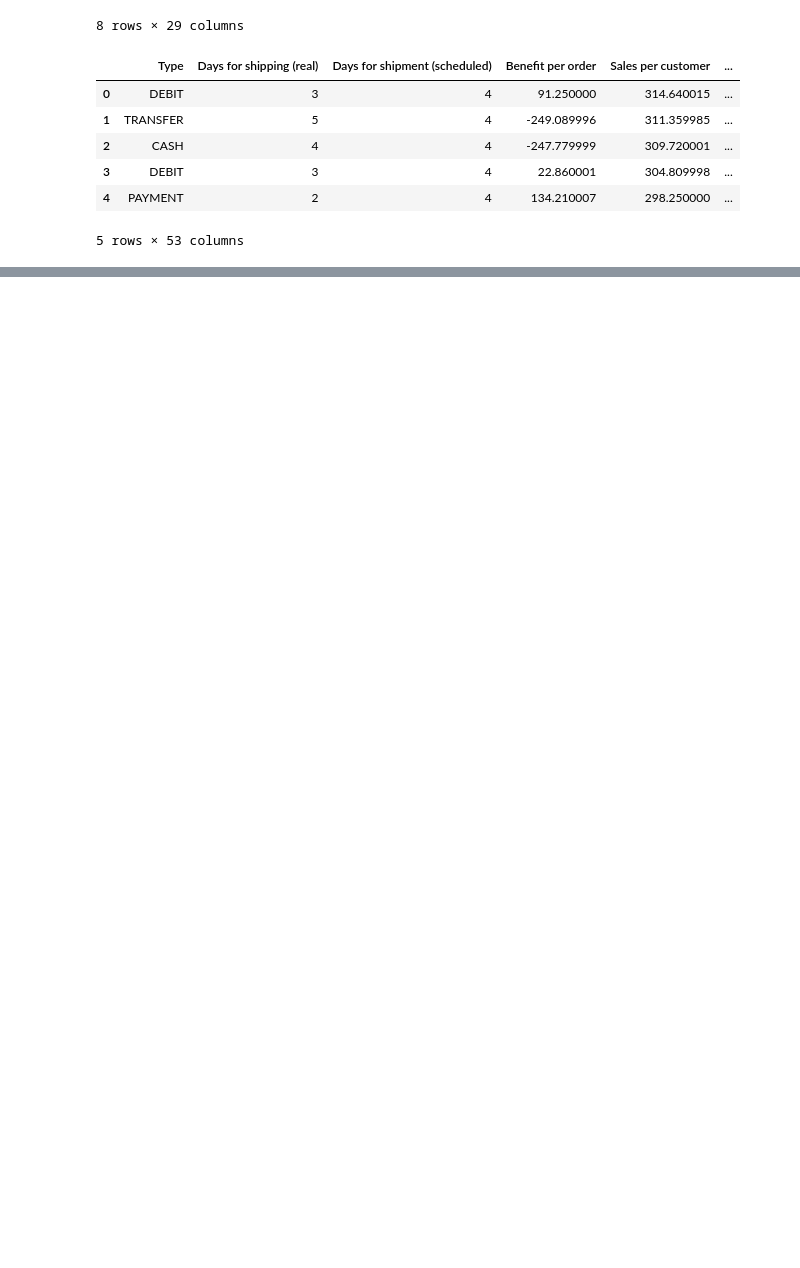
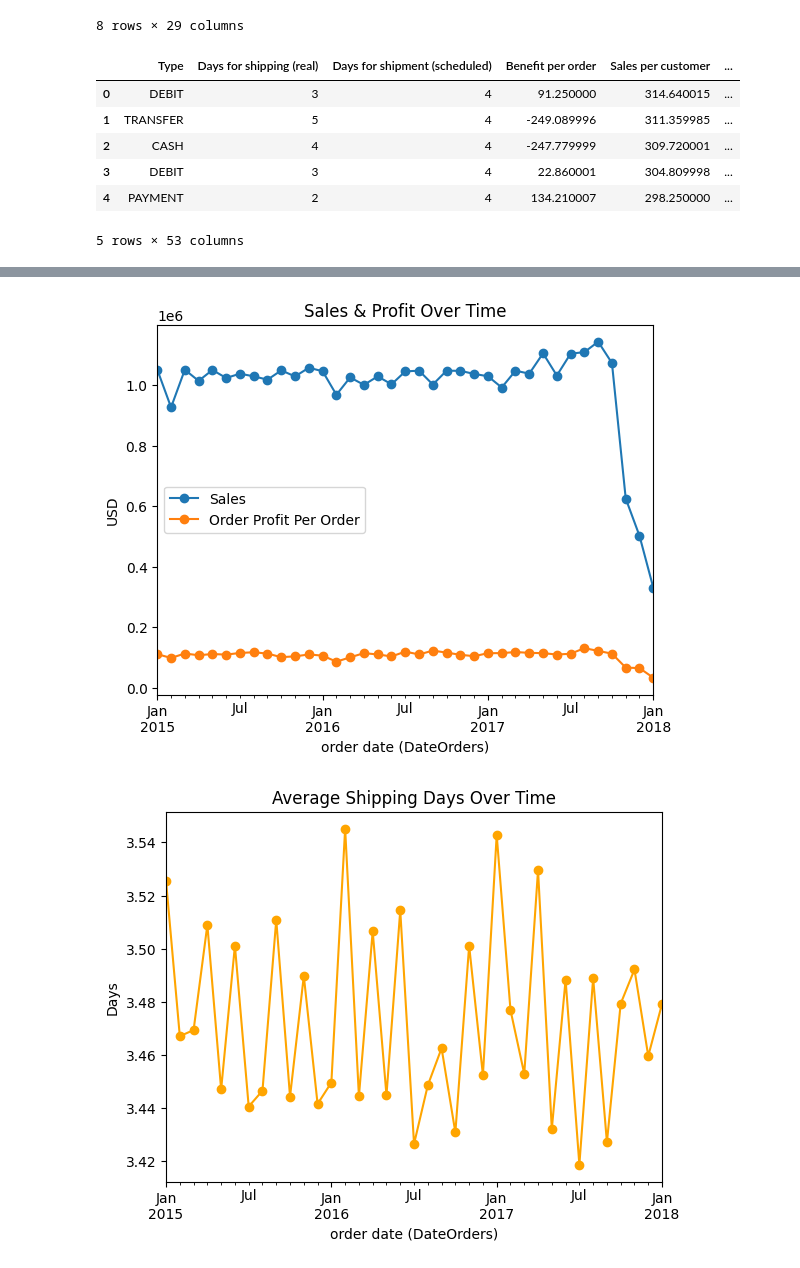
Before and after one commit to workerbeedez/replacement-project-1, a Jupyter notebook: project.ipynb, the cells around one changed output, grey strips where cells are left out. Saved outputs shown, nothing was run; the diff lists cells and outputs as text; code cells hidden in the pictures; blank space fills up the shorter version.

```diff
--- a/project.ipynb
+++ b/project.ipynb
@@ -280,0 +639,27 @@ df_supply.head()
+# %%
+import matplotlib.pyplot as plt
+
+# 1. Make sure order date is datetime
+df_supply['order date (DateOrders)'] = pd.to_datetime(df_supply['order date (DateOrders)'], errors='coerce')
+
+# 2. Group by month
+monthly = df_supply.groupby(df_supply['order date (DateOrders)'].dt.to_period("M")).agg({
+    "Sales": "sum",
+    "Order Profit Per Order": "sum",
+    "shipping_days": "mean"
+})
+
+# 3. Plot sales & profit trends
+monthly[["Sales", "Order Profit Per Order"]].plot(kind="line", marker="o")
+plt.title("Sales & Profit Over Time")
+plt.ylabel("USD")
+plt.show()
+
+# 4. Plot shipping days trend
+monthly["shipping_days"].plot(kind="line", marker="o", color="orange")
+plt.title("Average Shipping Days Over Time")
+plt.ylabel("Days")
+plt.show()
+# %% [output]
+[figure, added]
+[figure, added]
```
Also changed, not shown: parts of 21 cells of this notebook, 2 other files.
